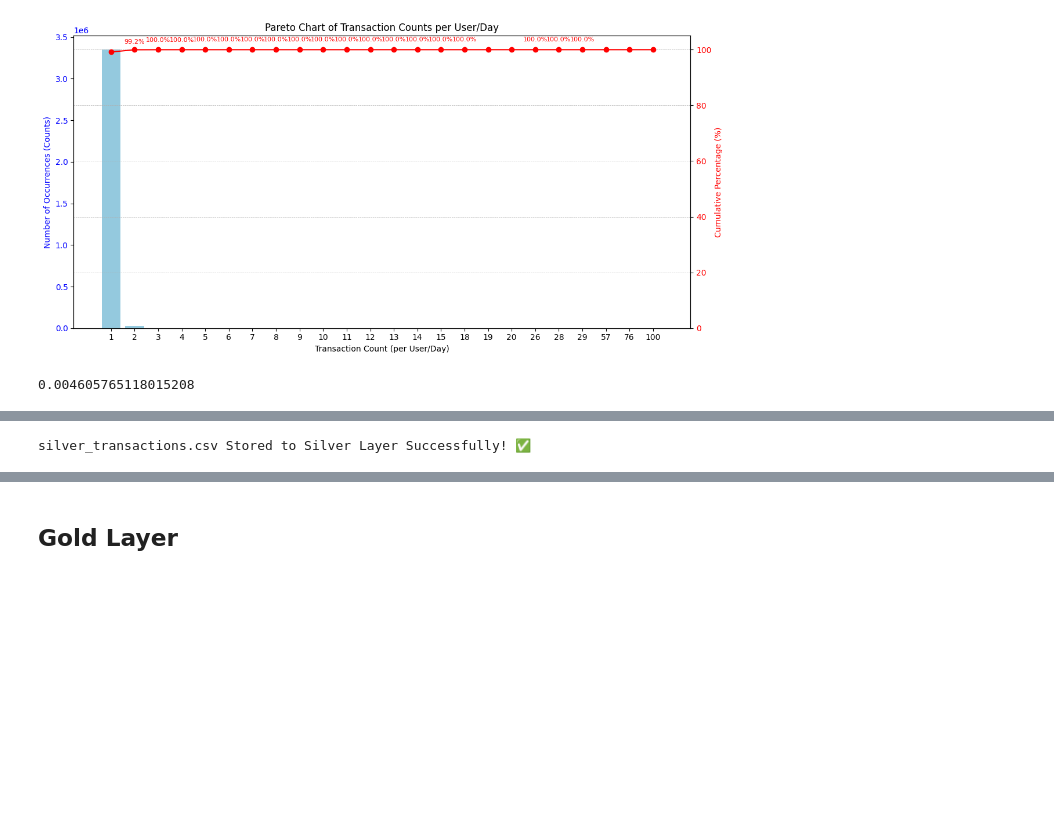
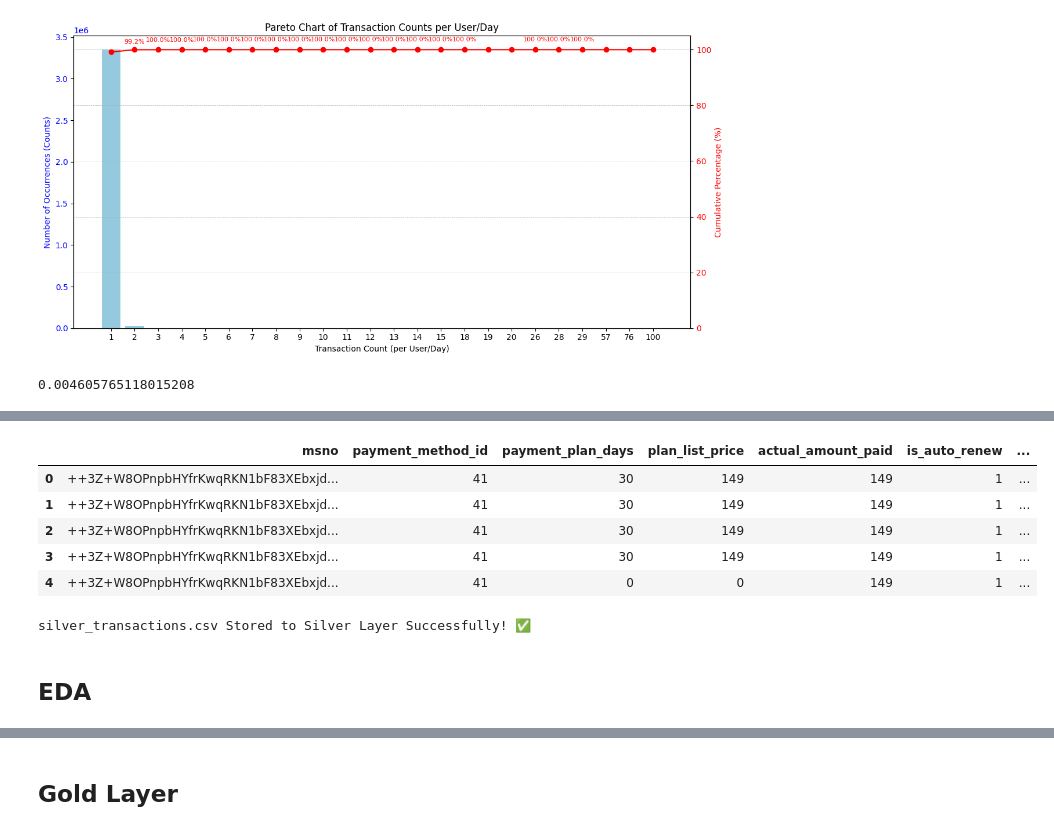
Before and after one commit to ivanckng/CS611_MLE_Group_Project, a Jupyter notebook: label_engineering_kevin.ipynb, the cells around one changed output, grey strips where cells are left out. Saved outputs shown, nothing was run; the diff lists cells and outputs as text; code cells hidden in the pictures; blank space fills up the shorter version.

```diff
--- a/label_engineering_kevin.ipynb
+++ b/label_engineering_kevin.ipynb
@@ -236,3 +172,12 @@ df_transactions = df_transactions.reset_index(drop=True)
+# %%
+df_transactions.head()
+# %% [output]
+|  | msno | payment_method_id | payment_plan_days | plan_list_price | actual_amount_paid | is_auto_renew | ... |
+| 0 | ++3Z+W8OPnpbHYfrKwqRKN1bF83XEbxjd... | 41 | 30 | 149 | 149 | 1 | ... |
+| 1 | ++3Z+W8OPnpbHYfrKwqRKN1bF83XEbxjd... | 41 | 30 | 149 | 149 | 1 | ... |
+| 2 | ++3Z+W8OPnpbHYfrKwqRKN1bF83XEbxjd... | 41 | 30 | 149 | 149 | 1 | ... |
+| 3 | ++3Z+W8OPnpbHYfrKwqRKN1bF83XEbxjd... | 41 | 30 | 149 | 149 | 1 | ... |
+| 4 | ++3Z+W8OPnpbHYfrKwqRKN1bF83XEbxjd... | 41 | 0 | 0 | 149 | 1 | ... |
 # %%
 # Create silver table and store to Google Cloud Storage
 siver_transactions_file_path = "Silver Layer/silver_transactions.csv"
@@ -245,3 +190,5 @@ except Exception as e:
     print(f"silver_transactions.csv Store Failed: {e}")
 # %% [output]
 silver_transactions.csv Stored to Silver Layer Successfully! ✅
+# %% [markdown]
+## EDA
```
Also changed, not shown: parts of 19 cells of this notebook.
